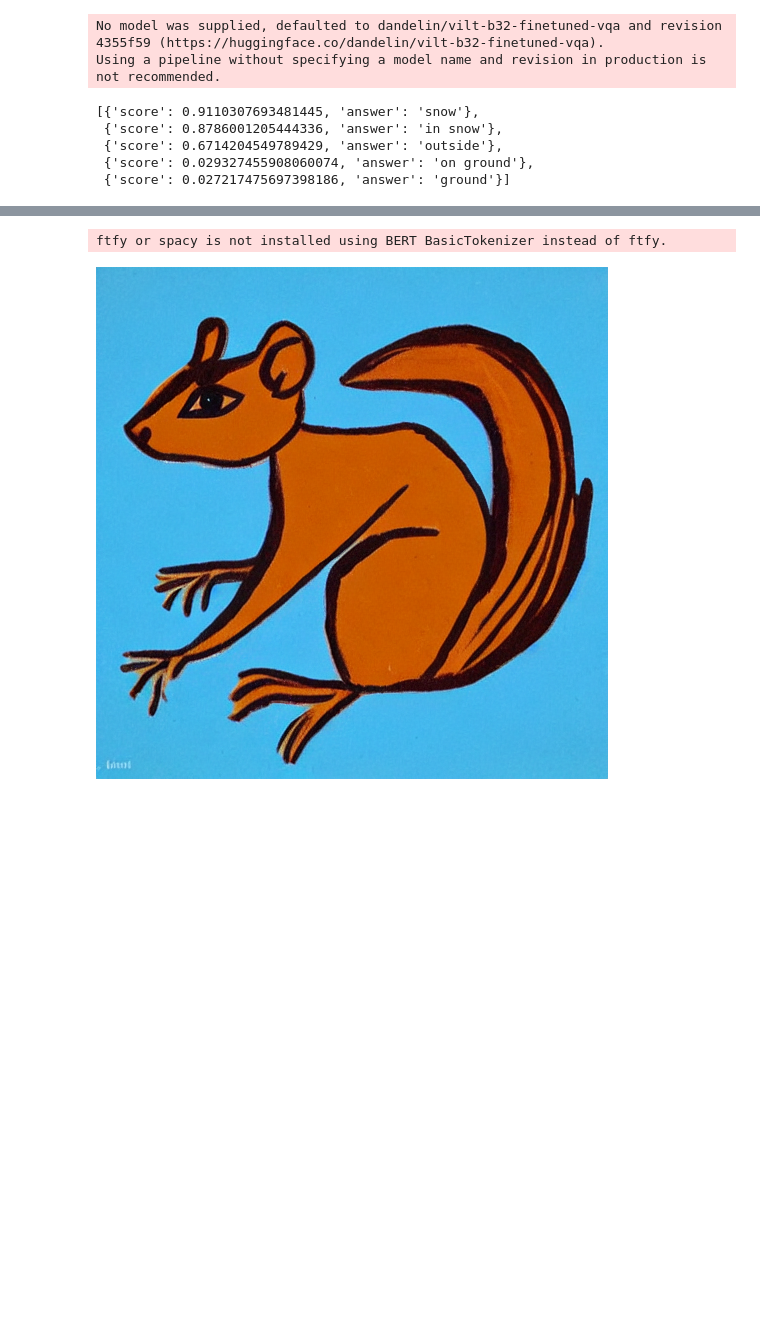
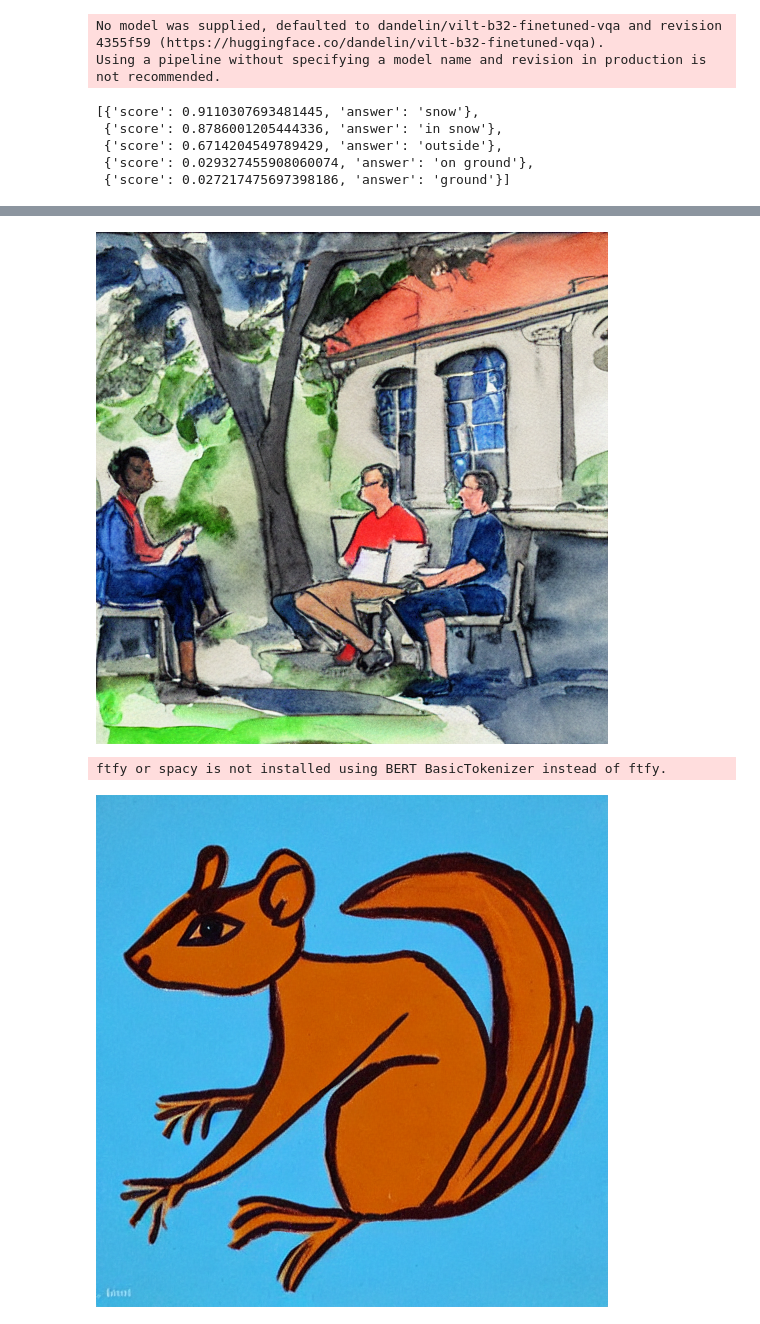
Before and after one commit to ellyrokeach/cs152sp23, a Jupyter notebook: Assignments/01-Demos/DemoPlayground.ipynb, the cells around one changed output, grey strips where cells are left out. Cells and saved outputs as stored; diff of their text form; code cells hidden in the pictures; blank space fills up the shorter version.

```diff
--- a/Assignments/01-Demos/DemoPlayground.ipynb
+++ b/Assignments/01-Demos/DemoPlayground.ipynb
@@ -137 +161,5 @@ Using a pipeline without specifying a model name and revision in production is n
+# %%
+image_generator("A computer science faculty member talking to undergraduate students at Pomona College in water color style").images[0]
+# %% [output]
+[figure, added]
 # %%
```
Also changed, not shown: parts of 2 cells of this notebook.
